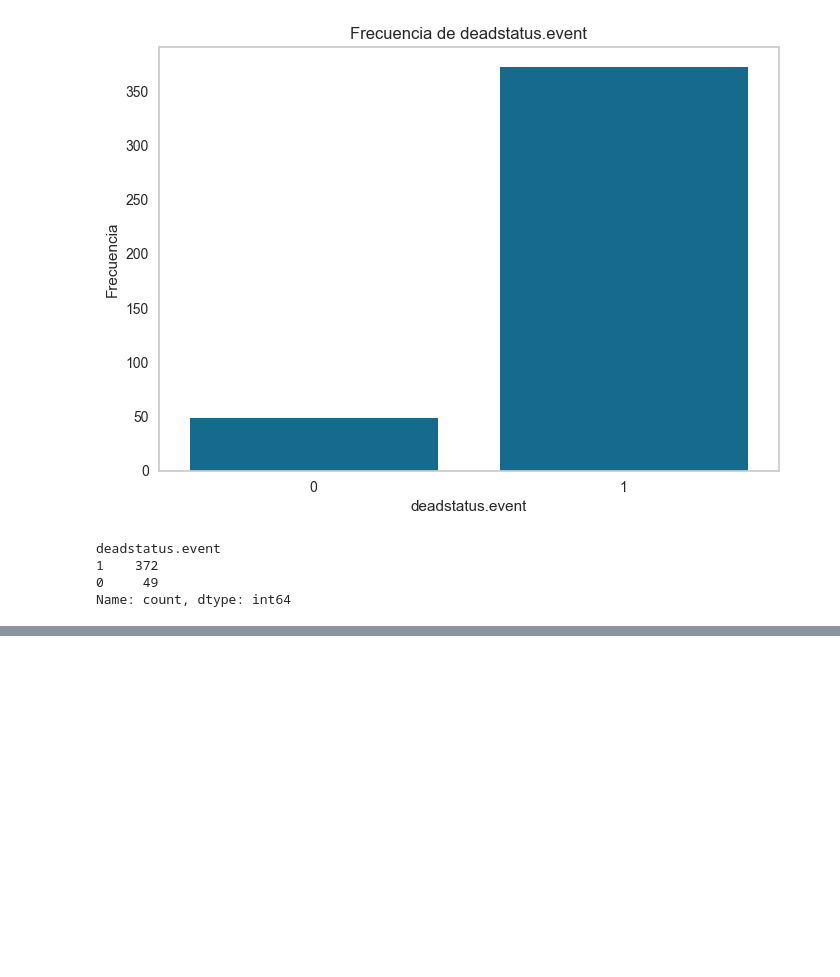
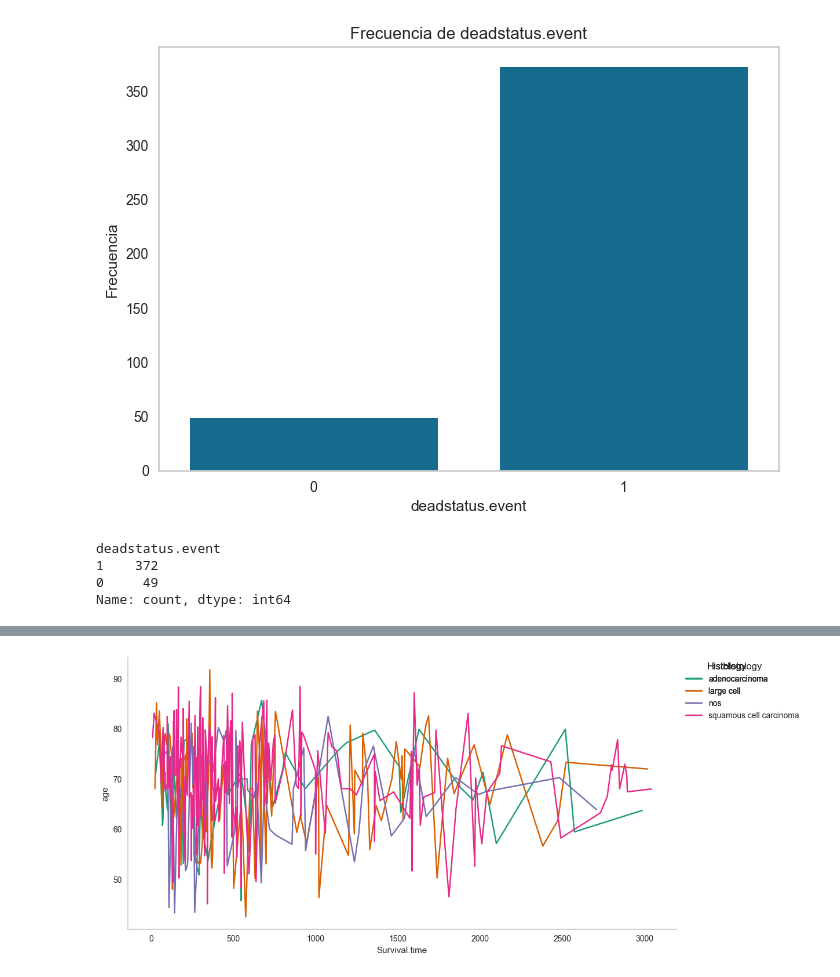
Before and after one commit to diosimar/Fractal-analysis-AI-NSCLC, a Jupyter notebook: EDA.ipynb, the cells around one changed output, grey strips where cells are left out. Saved outputs shown, nothing was run; the diff lists cells and outputs as text; code cells hidden in the pictures; blank space fills up the shorter version.

```diff
--- a/EDA.ipynb
+++ b/EDA.ipynb
@@ -441,0 +475,11 @@ Name: count, dtype: int64
+# %%
+fig, ax = plt.subplots(figsize=(10, 5.2), layout='constrained')
+df_sorted = nscl.sort_values('Survival.time', ascending=True)
+for i, (series_name, series) in enumerate(df_sorted.groupby('Histology')):
+  fn._plot_series(series, series_name, i)
+  fig.legend(title='Histology', bbox_to_anchor=(1, 1), loc='upper left')
+sns.despine(fig=fig, ax=ax)
+plt.xlabel('Survival.time')
+_ = plt.ylabel('age')
+# %% [output]
+[figure, added]
```
Also changed, not shown: parts of 13 cells of this notebook, 1 other file.
